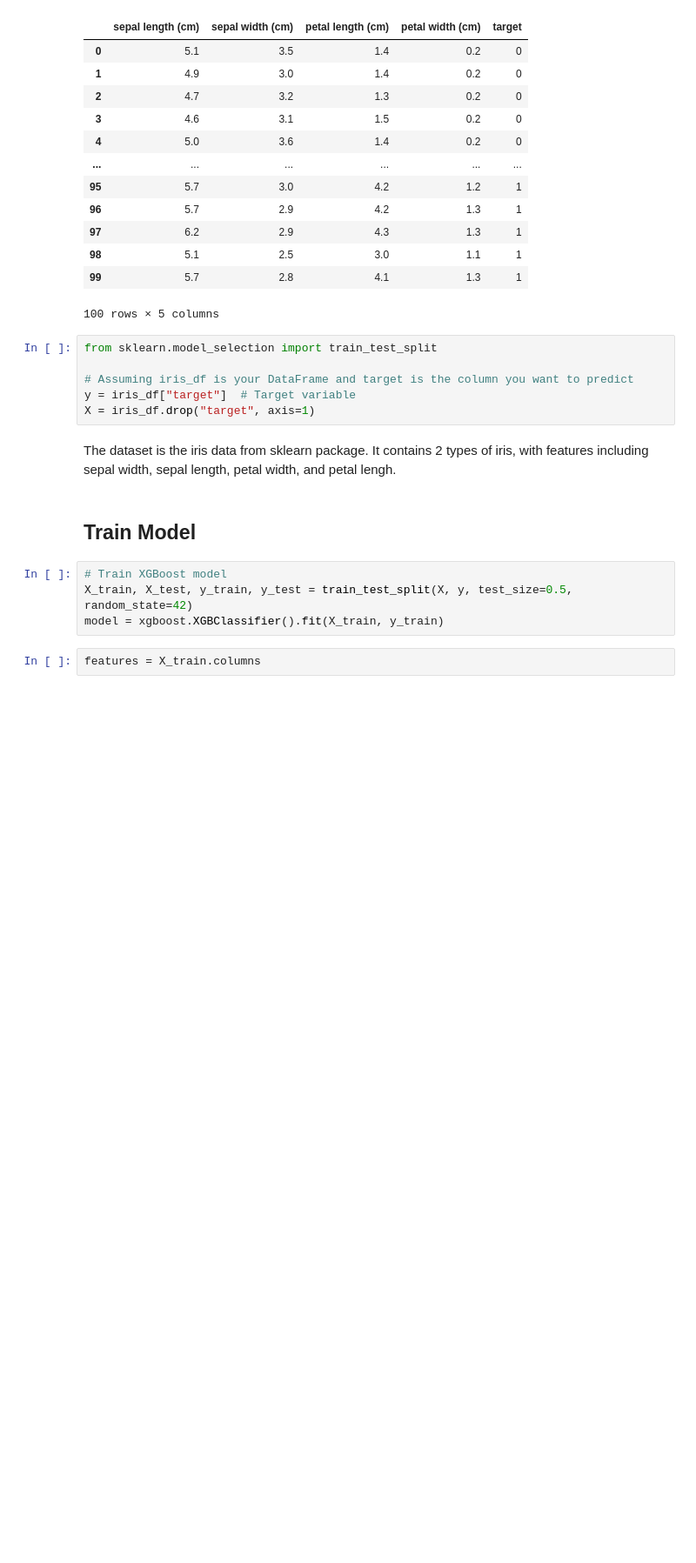
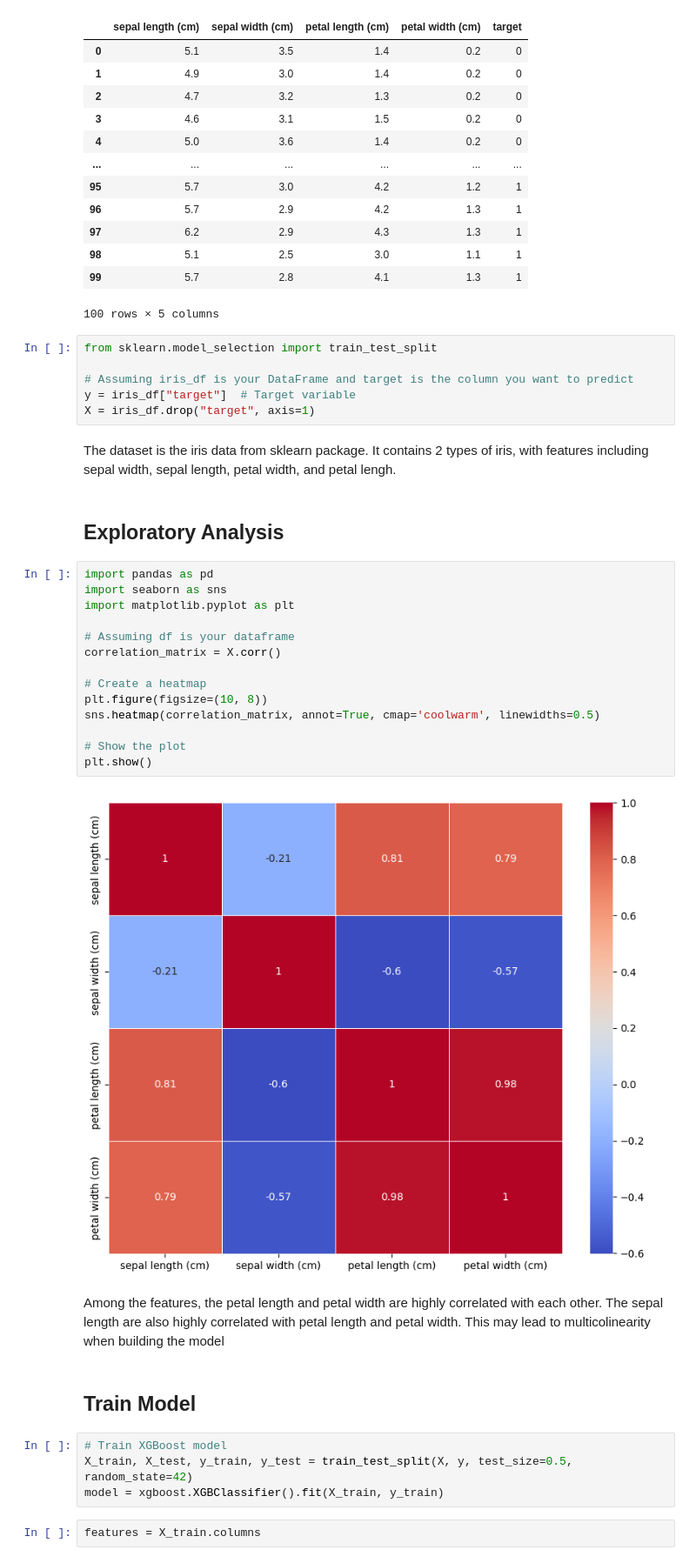
Before and after one commit to XueqingWu/Explainable_AI_Global_Explanation, a Jupyter notebook: Global_Explanation.ipynb, the cells around one changed output. Shown at 87% size. Saved outputs shown, nothing was run; the diff lists cells and outputs as text; blank space fills up the shorter version.

```diff
--- a/Global_Explanation.ipynb
+++ b/Global_Explanation.ipynb
@@ -81,6 +81,26 @@ y = iris_df["target"]  # Target variable
 X = iris_df.drop("target", axis=1)
 # %% [markdown]
 The dataset is the iris data from sklearn package. It contains 2 types of iris, with features including sepal width, sepal length, petal width, and petal lengh.
+# %% [markdown]
+## Exploratory Analysis
+# %%
+import pandas as pd
+import seaborn as sns
+import matplotlib.pyplot as plt
+
+# Assuming df is your dataframe
+correlation_matrix = X.corr()
+
+# Create a heatmap
+plt.figure(figsize=(10, 8))
+sns.heatmap(correlation_matrix, annot=True, cmap='coolwarm', linewidths=0.5)
+
+# Show the plot
+plt.show()
+# %% [output]
+[figure, added]
+# %% [markdown]
+Among the features, the petal length and petal width are highly correlated with each other. The sepal length are also highly correlated with petal length and petal width. This may lead to multicolinearity when building the model
 # %% [markdown]
 ## Train Model
 # %%
```
Also changed, not shown: parts of 5 cells of this notebook.
